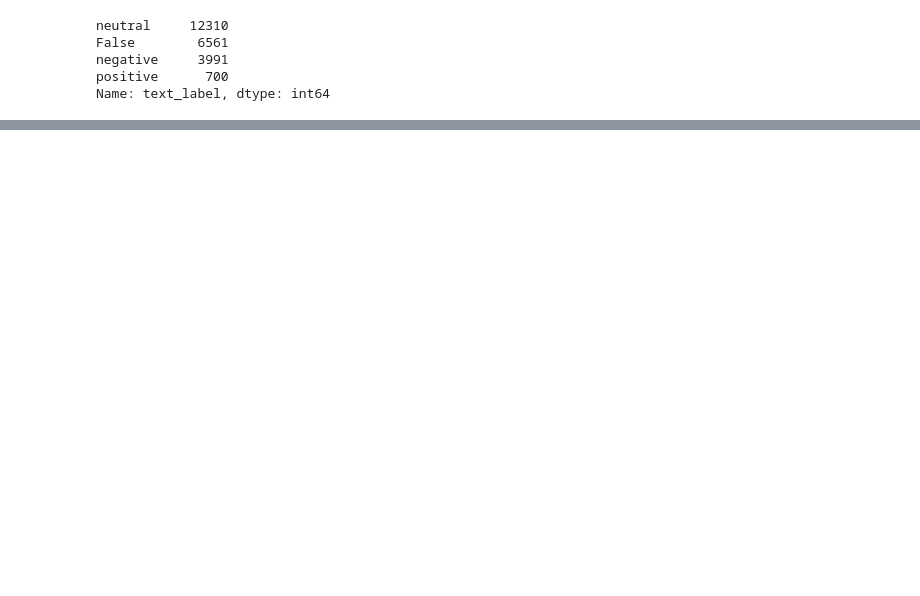
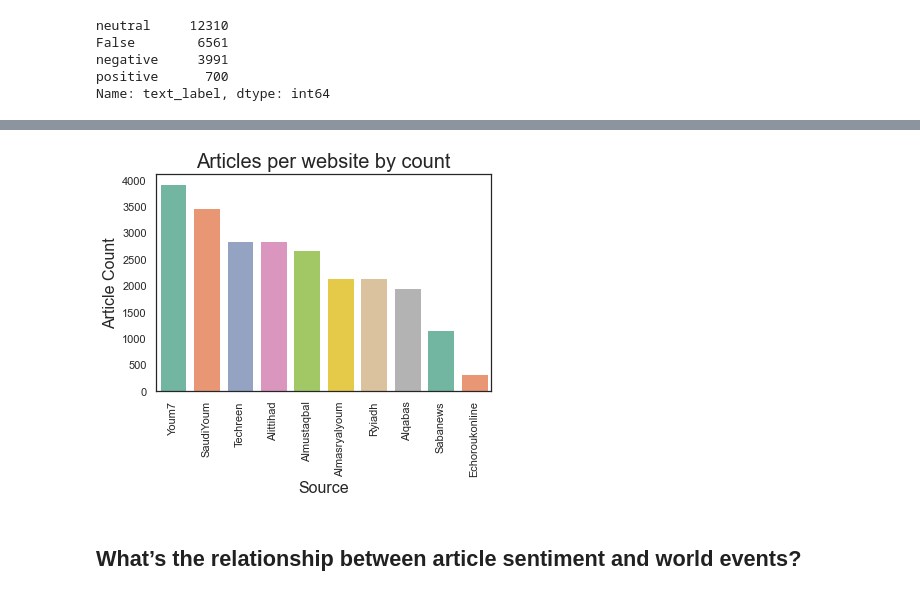
Before and after one commit to Rachuig-Green-Rackley-Shiben/arabic_media_nlp_project, a Jupyter notebook: paigework/exploration.ipynb, the cells around one changed output, grey strips where cells are left out. Drawn from its saved outputs; the diff is of its cells as text; code cells hidden in the pictures; blank space fills up the shorter version.

```diff
--- a/paigework/exploration.ipynb
+++ b/paigework/exploration.ipynb
@@ -97,0 +170,12 @@ Name: text_label, dtype: int64
+# %%
+sns.set_theme(style="white")
+ax = sns.countplot(x="source", data=new, palette="Set2",order = new['source'].value_counts().index)
+ax.tick_params(axis='x', rotation=90)
+ax.set_xlabel('Source', size = 16)
+ax.set_ylabel('Article Count', size = 16)
+ax.set_title("Articles per website by count", size = 20)
+plt.show()
+# %% [output]
+[figure, added]
+# %% [markdown]
+## What’s the relationship between article sentiment and world events?
```
Also changed, not shown: parts of 8 cells of this notebook, 1 other file.
